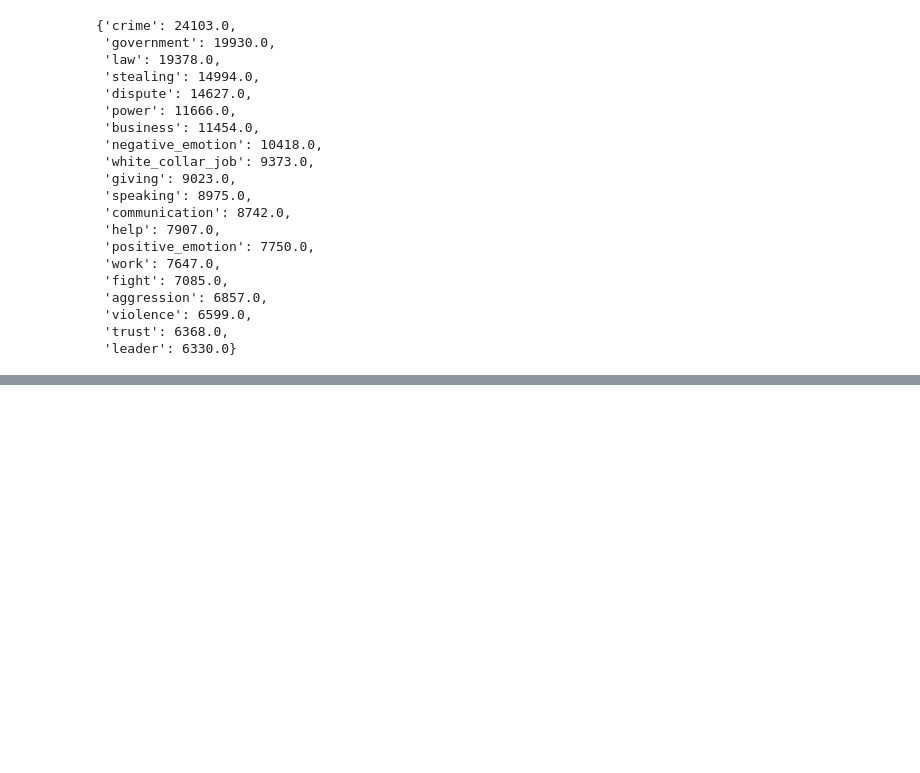
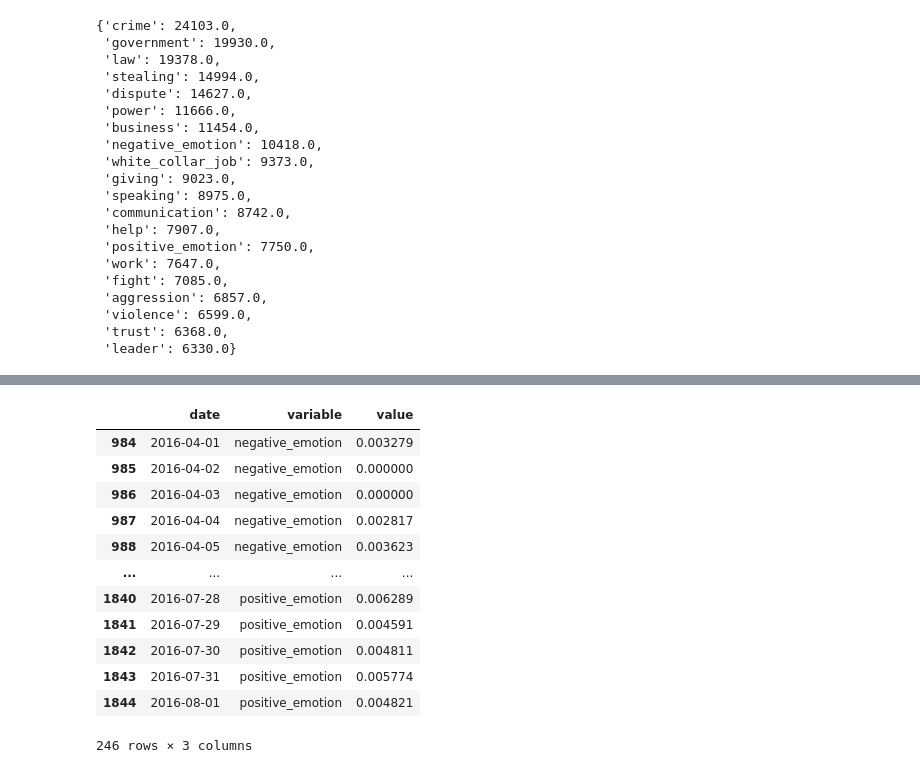
Before and after one commit to epfl-ada/ada-2021-project-adagang, a Jupyter notebook: Analysis.ipynb, the cells around one changed output, grey strips where cells are left out. Cells and saved outputs as stored; diff of their text form; code cells hidden in the pictures; blank space fills up the shorter version.

```diff
--- a/Analysis.ipynb
+++ b/Analysis.ipynb
@@ -489,13 +488,0 @@ def semantic_analysis(row, quote, categories):
-# %%
-# select the top 20 categories
-top_20_categories = dict(list(categories.items())[0:20])
-top_20_categories = list(top_20_categories.keys())
-
-### do semantic analysis for each quotes only on those categories
-cols = ['quotation'] + top_20_categories
-# create new dataframe with one column per topic
-topic_evolution = speaker_quotes_window.copy()[['quotation']].reindex(columns=cols)
-
-for index, row in topic_evolution.iterrows():
-    topic_evolution.loc[index] = semantic_analysis(row, 'quotation', top_20_categories)
-topic_evolution.head(3)
@@ -556,0 +607,16 @@ lexicon.create_category("blm", ["black_lives_matter"], model="nytimes")
+# %%
+plot_df = plot_df[plot_df['variable'].isin(["positive_emotion", "negative_emotion"])]
+# %% [output]
+|  | date | variable | value |
+| 984 | 2016-04-01 | negative_emotion | 0.003279 |
+| 985 | 2016-04-02 | negative_emotion | 0.000000 |
+| 986 | 2016-04-03 | negative_emotion | 0.000000 |
+| 987 | 2016-04-04 | negative_emotion | 0.002817 |
+| 988 | 2016-04-05 | negative_emotion | 0.003623 |
+| ... | ... | ... | ... |
+| 1840 | 2016-07-28 | positive_emotion | 0.006289 |
+| 1841 | 2016-07-29 | positive_emotion | 0.004591 |
+| 1842 | 2016-07-30 | positive_emotion | 0.004811 |
+| 1843 | 2016-07-31 | positive_emotion | 0.005774 |
+| 1844 | 2016-08-01 | positive_emotion | 0.004821 |
+246 rows × 3 columns
```
Also changed, not shown: parts of 20 cells of this notebook.
